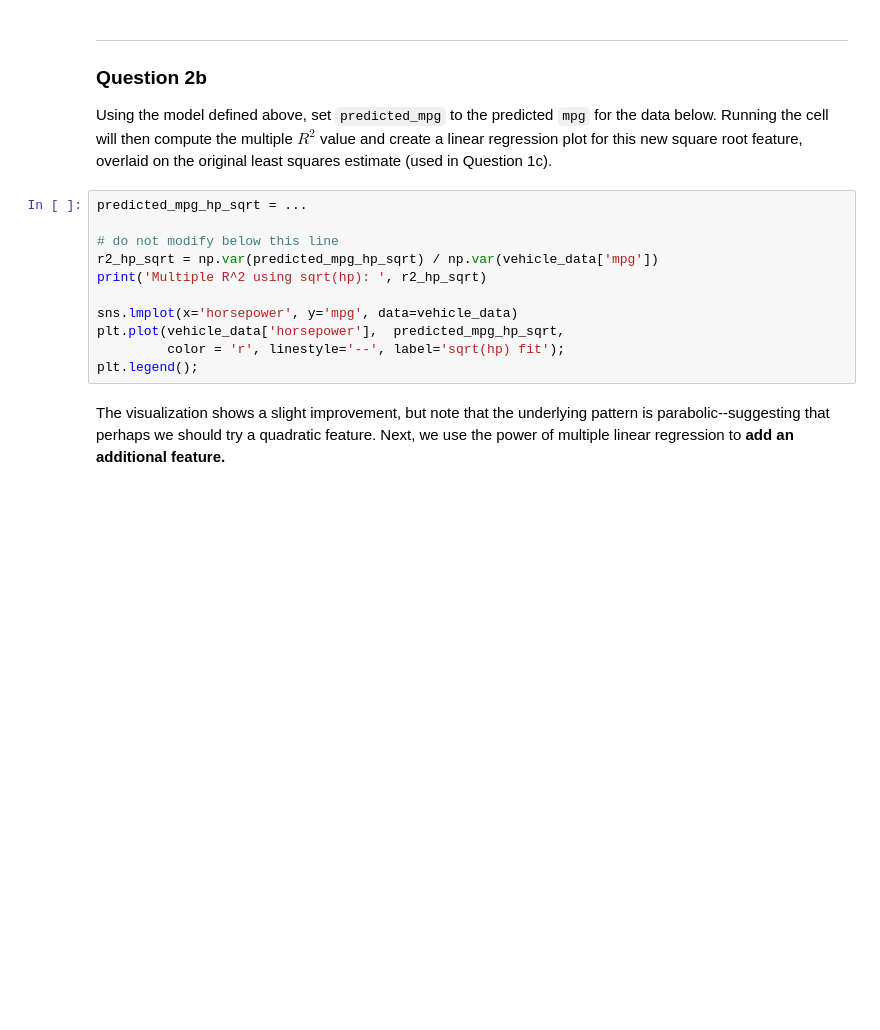
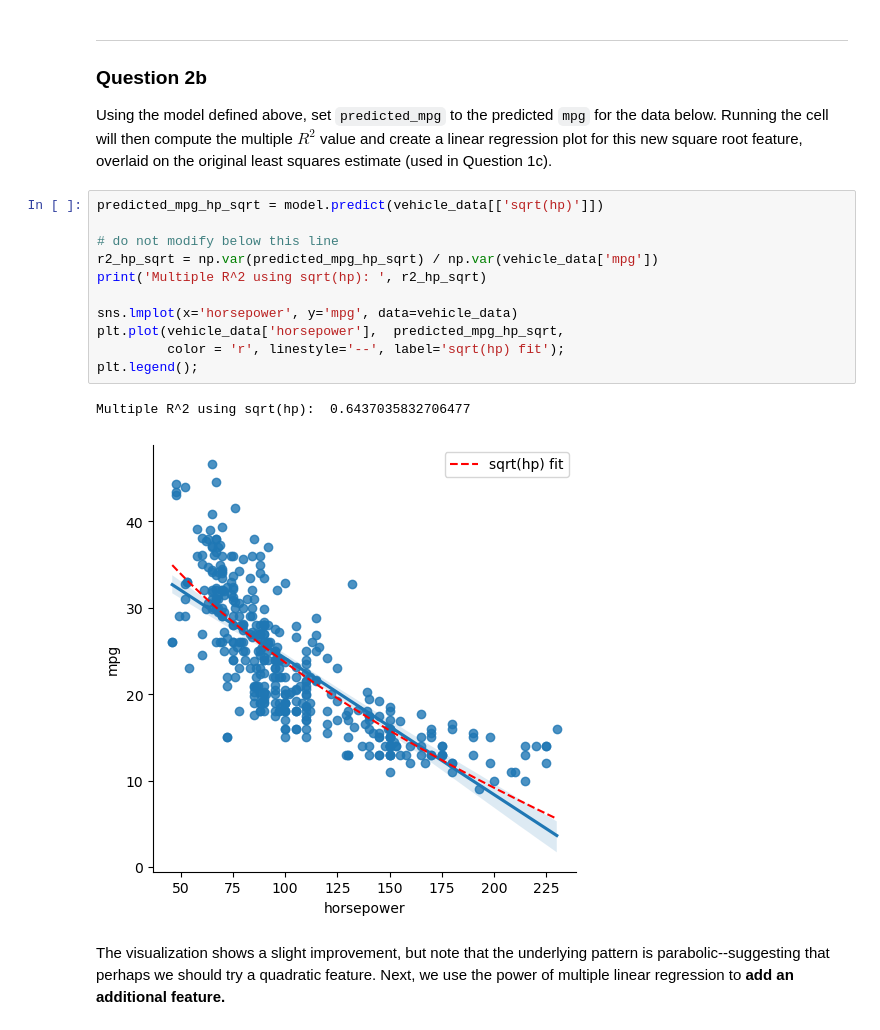
Before and after one commit to AliceRayLu/data-100-sp22, a Jupyter notebook: lab/lab06/lab06.ipynb, the cells around one changed output. Drawn from its saved outputs; the diff is of its cells as text; blank space fills up the shorter version.

```diff
--- a/lab/lab06/lab06.ipynb
+++ b/lab/lab06/lab06.ipynb
@@ -325,16 +368,19 @@ model.predict(single_datapoint)
 
 Using the model defined above, set `predicted_mpg` to the predicted `mpg` for the data below. Running the cell will then compute the multiple $R^2$ value and create a linear regression plot for this new square root feature, overlaid on the original least squares estimate (used in Question 1c).
 # %%
-predicted_mpg_hp_sqrt = ...
+predicted_mpg_hp_sqrt = model.predict(vehicle_data[['sqrt(hp)']])
 
 # do not modify below this line
 r2_hp_sqrt = np.var(predicted_mpg_hp_sqrt) / np.var(vehicle_data['mpg'])
 print('Multiple R^2 using sqrt(hp): ', r2_hp_sqrt)
 
 sns.lmplot(x='horsepower', y='mpg', data=vehicle_data)
 plt.plot(vehicle_data['horsepower'],  predicted_mpg_hp_sqrt,
          color = 'r', linestyle='--', label='sqrt(hp) fit');
 plt.legend();
+# %% [output]
+Multiple R^2 using sqrt(hp):  0.6437035832706477
+[figure, added]
 # %% [markdown]
 The visualization shows a slight improvement, but note that the underlying pattern is parabolic--suggesting that perhaps we should try a quadratic feature. Next, we use the power of multiple linear regression to **add an additional feature.**
 # %% [markdown]
```
Also changed, not shown: parts of 43 cells of this notebook, 1 other file.
